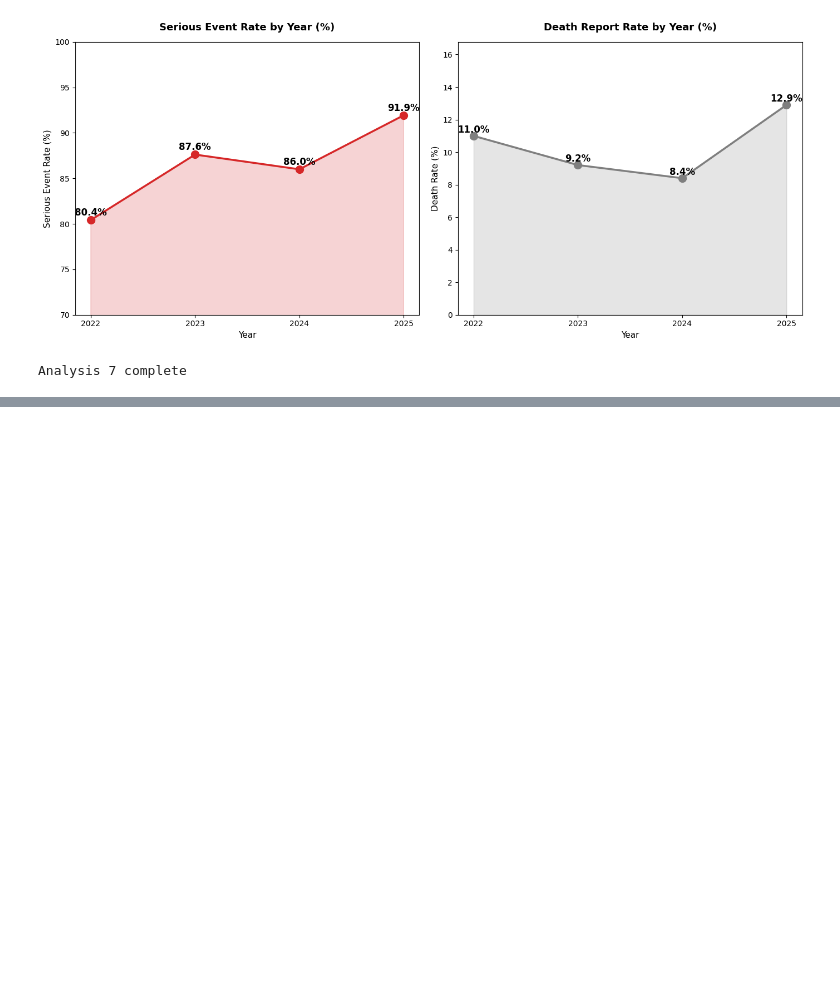
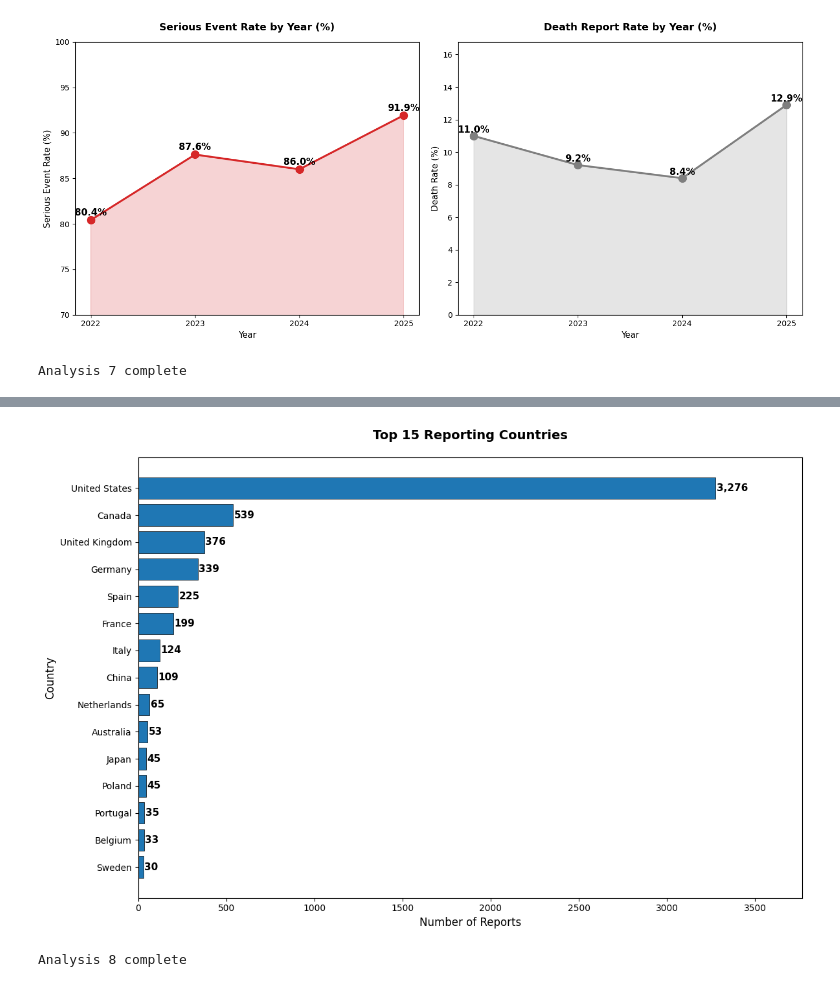
Before and after one commit to Kingsley-Eboh/fda-adverse-events-analysis, a Jupyter notebook: fda_adverse_events_analysis.ipynb, the cells around one changed output, grey strips where cells are left out. Cells and saved outputs as stored; diff of their text form; code cells hidden in the pictures; blank space fills up the shorter version.

Commit message:
Add analyses 8 to 9: country distribution and serious event rate comparison by drug

```diff
--- a/fda_adverse_events_analysis.ipynb
+++ b/fda_adverse_events_analysis.ipynb
@@ -644,0 +648,36 @@ Analysis 7 complete
+# %%
+
+fig, ax = plt.subplots(figsize=(12, 8))
+
+country_counts = df[df['reporter_country'] != 'Unknown']\
+    ['reporter_country'].value_counts().head(15)
+
+country_names = {
+    'US': 'United States', 'CA': 'Canada', 'GB': 'United Kingdom',
+    'DE': 'Germany', 'ES': 'Spain', 'FR': 'France', 'IT': 'Italy',
+    'CN': 'China', 'NL': 'Netherlands', 'AU': 'Australia',
+    'JP': 'Japan', 'PL': 'Poland', 'PT': 'Portugal',
+    'BE': 'Belgium', 'SE': 'Sweden'
+}
+country_counts.index = country_counts.index.map(
+    lambda x: country_names.get(x, x))
+
+bars = ax.barh(country_counts.index[::-1], country_counts.values[::-1],
+               color='#1f77b4', edgecolor='black', linewidth=0.5)
+ax.set_title('Top 15 Reporting Countries',
+             fontsize=14, fontweight='bold', pad=20)
+ax.set_xlabel('Number of Reports', fontsize=12)
+ax.set_ylabel('Country', fontsize=12)
+ax.set_xlim(0, country_counts.max() * 1.15)
+
+for bar, v in zip(bars, country_counts.values[::-1]):
+    ax.text(v + 5, bar.get_y() + bar.get_height()/2,
+            f'{v:,}', va='center', fontsize=11, fontweight='bold')
+
+plt.tight_layout()
+plt.savefig('figures/analysis8_country_distribution.png', dpi=150, bbox_inches='tight')
+plt.show()
+print("Analysis 8 complete")
+# %% [output]
+[figure, added]
+Analysis 8 complete
```
Also changed, not shown: parts of 3 cells of this notebook, 2 other files.
